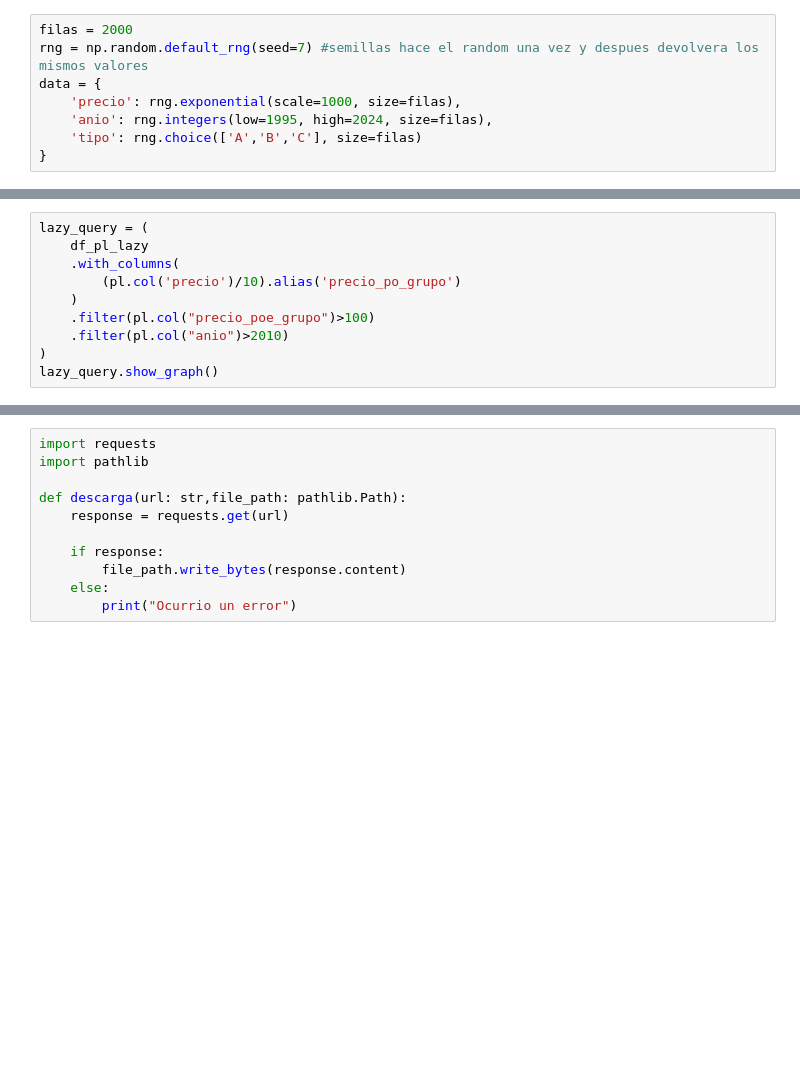
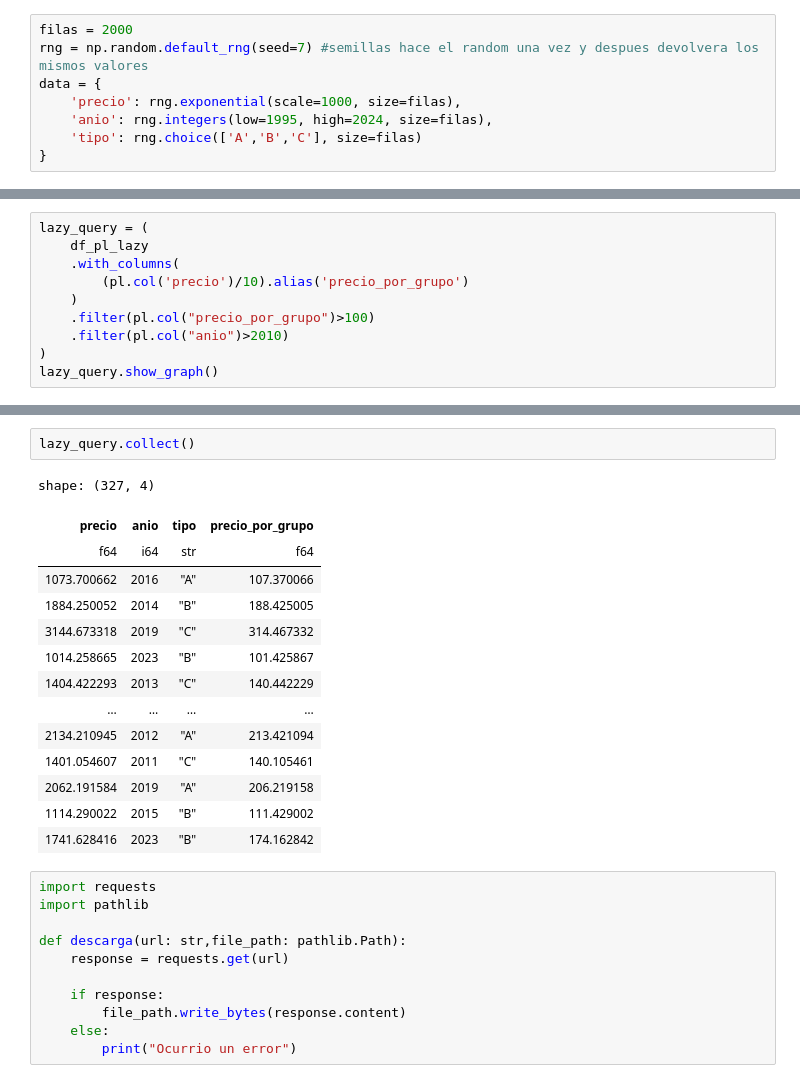
Before and after one commit to andrei-galed/Datapath-Python, a Jupyter notebook: Sesion5/Polars.ipynb, the cells around one changed output, grey strips where cells are left out. Drawn from its saved outputs; the diff is of its cells as text; blank space fills up the shorter version.

```diff
--- a/Sesion5/Polars.ipynb
+++ b/Sesion5/Polars.ipynb
@@ -56,9 +57,9 @@ df_pl_lazy.show_graph()
 lazy_query = (
     df_pl_lazy
     .with_columns(
-        (pl.col('precio')/10).alias('precio_po_grupo')
+        (pl.col('precio')/10).alias('precio_por_grupo')
     )
-    .filter(pl.col("precio_poe_grupo")>100)
+    .filter(pl.col("precio_por_grupo")>100)
     .filter(pl.col("anio")>2010)
 )
 lazy_query.show_graph()
@@ -70,3 +75,20 @@ This error occurred with the following context stack:
+# %%
+lazy_query.collect()
+# %% [output]
+shape: (327, 4)
+| precio | anio | tipo | precio_por_grupo |
+| f64 | i64 | str | f64 |
+| 1073.700662 | 2016 | "A" | 107.370066 |
+| 1884.250052 | 2014 | "B" | 188.425005 |
+| 3144.673318 | 2019 | "C" | 314.467332 |
+| 1014.258665 | 2023 | "B" | 101.425867 |
+| 1404.422293 | 2013 | "C" | 140.442229 |
+| … | … | … | … |
+| 2134.210945 | 2012 | "A" | 213.421094 |
+| 1401.054607 | 2011 | "C" | 140.105461 |
+| 2062.191584 | 2019 | "A" | 206.219158 |
+| 1114.290022 | 2015 | "B" | 111.429002 |
+| 1741.628416 | 2023 | "B" | 174.162842 |
 # %%
 import requests
 import pathlib
```
Also changed, not shown: parts of 10 cells of this notebook, 5 other files.
